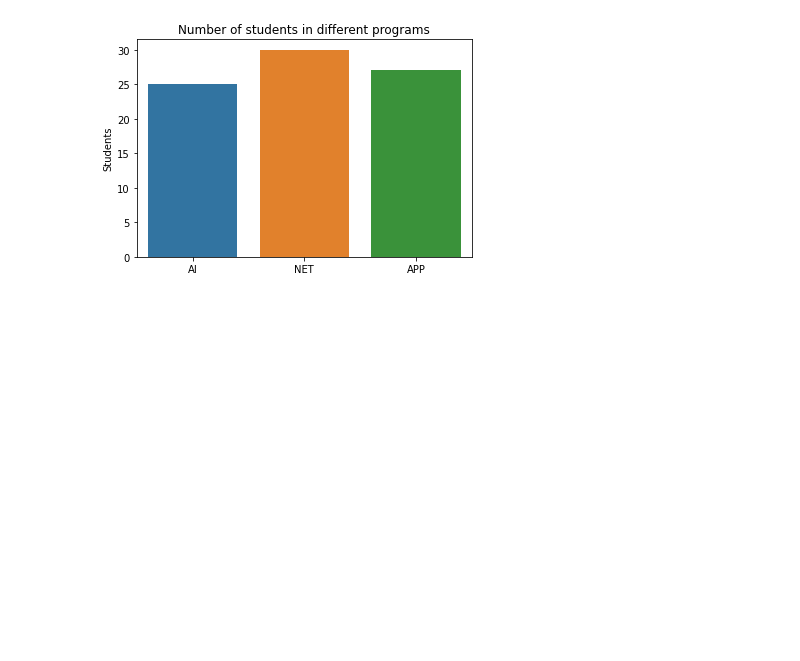
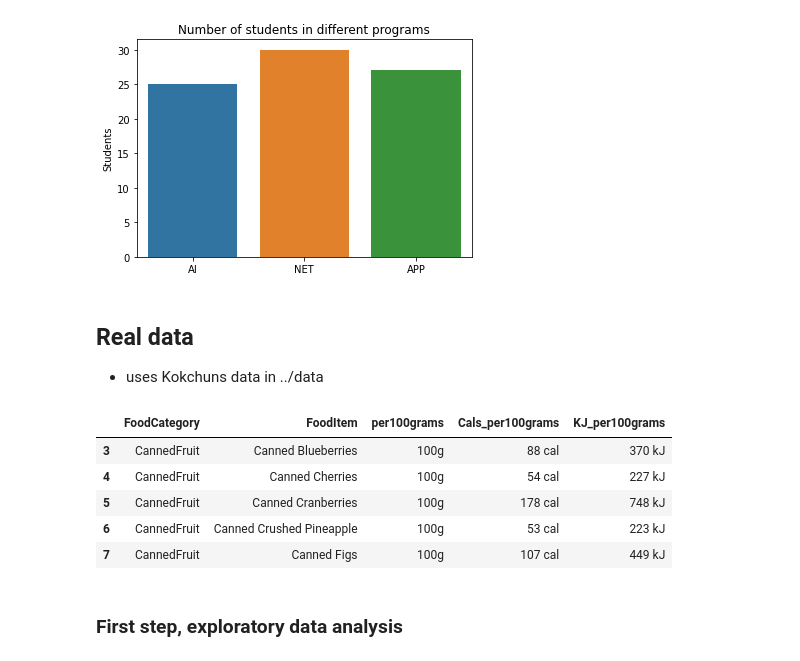
Before and after one commit to jwiegert/databehandling-joachim-wiegert, a Jupyter notebook: code-along/lect01_pandas_basics.ipynb, the cells around one changed output. Cells and saved outputs as stored; diff of their text form; code cells hidden in the pictures; blank space fills up the shorter version.

```diff
--- a/code-along/lect01_pandas_basics.ipynb
+++ b/code-along/lect01_pandas_basics.ipynb
@@ -214,3 +214,31 @@ plt.title("Number of students in different programs") # Compatible with matplotl
 # %% [output]
 Text(0.5, 1.0, 'Number of students in different programs')
 [figure]
+# %% [markdown]
+## Real data
+
+- uses Kokchuns data in ../data
+# %%
+import pandas as pd
+
+# Load excel data - needs openpyxl
+calories = pd.read_excel("../data/calories.xlsx")
+
+# Puts the data into a dara frame
+calories
+# shows also the size, 2225 rows and 5 columns
+# print less, only the beginning, the head, 5 rows
+calories.head()
+# or only 3 rows
+calories.head(3)
+# Or a range of rows, start to finish+1
+calories.iloc[3:8]
+# %% [output]
+|  | FoodCategory | FoodItem | per100grams | Cals_per100grams | KJ_per100grams |
+| 3 | CannedFruit | Canned Blueberries | 100g | 88 cal | 370 kJ |
+| 4 | CannedFruit | Canned Cherries | 100g | 54 cal | 227 kJ |
+| 5 | CannedFruit | Canned Cranberries | 100g | 178 cal | 748 kJ |
+| 6 | CannedFruit | Canned Crushed Pineapple | 100g | 53 cal | 223 kJ |
+| 7 | CannedFruit | Canned Figs | 100g | 107 cal | 449 kJ |
+# %% [markdown]
+### First step, exploratory data analysis
```
Also changed, not shown: parts of 13 cells of this notebook, 2 other files.
